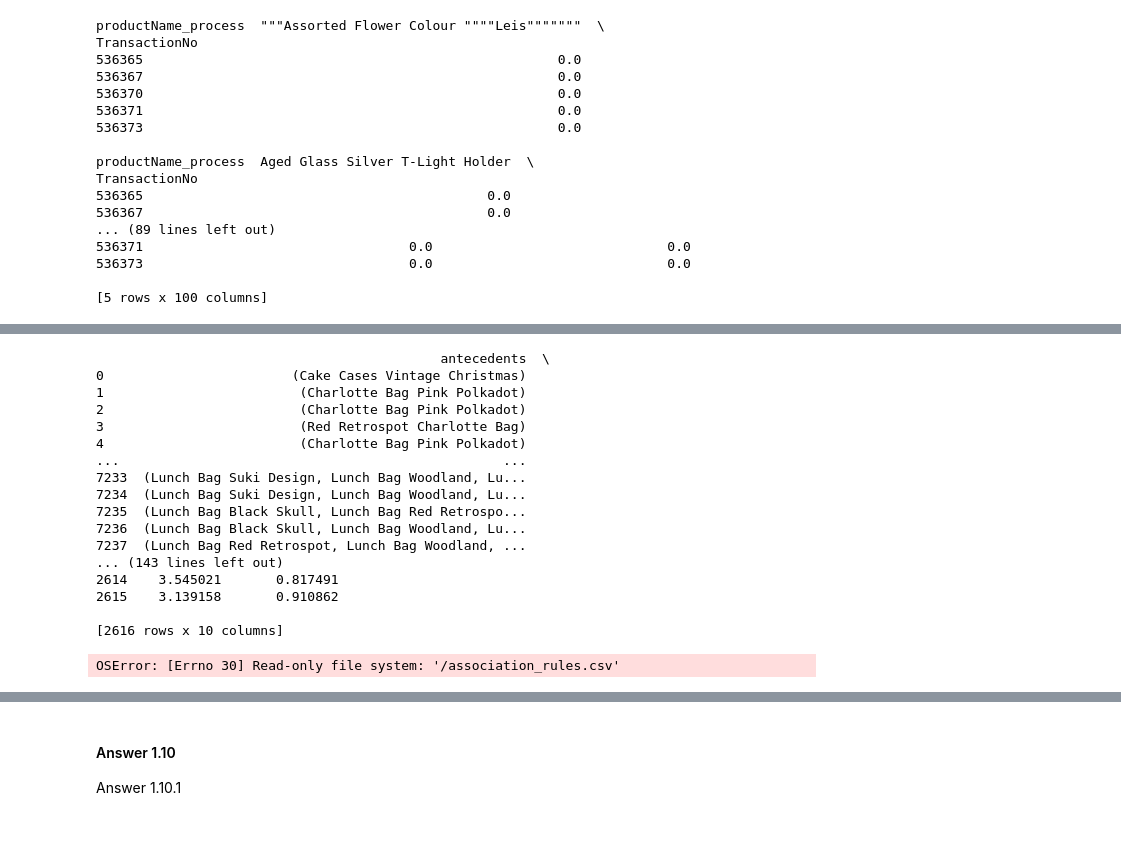
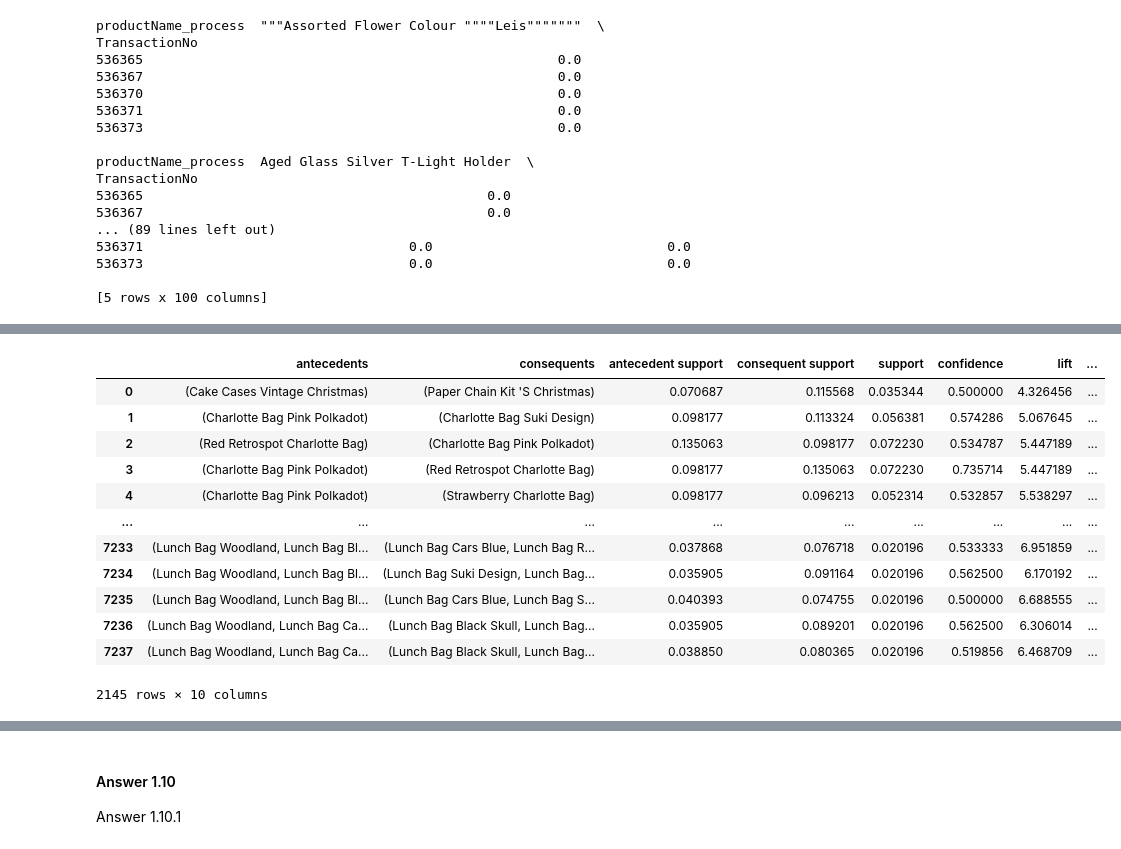
Before and after one commit to VourltazScriptSkid/assignmenttask2, a Jupyter notebook: SIT742AssignmentTask2.ipynb, the cells around one changed output, grey strips where cells are left out. Saved outputs shown, nothing was run; the diff lists cells and outputs as text; code cells hidden in the pictures.

```diff
--- a/SIT742AssignmentTask2.ipynb
+++ b/SIT742AssignmentTask2.ipynb
@@ -563,47 +535,26 @@ print(rules)
 # %%
 #1.9.4- Explore three more examples with different support/confidence/lift measurements
 
 # Example 1: Support ≥ 0.02 and Confidence ≥ 0.5
 rules_1 = association_rules(frequent_itemsets, metric="confidence", min_threshold=0.5)
 rules_1 = rules_1[rules_1['support'] >= 0.02]
-print(rules_1)
 
-# Example 2: Support ≥ 0.03 and Lift ≥ 5
-rules_2 = association_rules(frequent_itemsets, metric="lift", min_threshold=5)
-rules_2 = rules_2[rules_2['support'] >= 0.03]
-print(rules_2)
+#Create a DataFrame
+rules_1_df = pd.DataFrame(rules_1)
 
-# Example 3: Support ≥ 0.01 and Confidence ≥ 0.7
-rules_3 = association_rules(frequent_itemsets, metric="confidence", min_threshold=0.7)
-rules_3 = rules_3[rules_3['support'] >= 0.01]
-print(rules_3)
-
-#Save your code and results in a clean and tidy format and writing down your insights
-
-# Save frequent itemsets
-frequent_itemsets.to_csv('frequent_itemsets.csv', index=False)
-
-# Save association rules
-rules.to_csv('/association_rules.csv', index=False)
-rules_1.to_csv('/association_rules_example_1.csv', index=False)
-rules_2.to_csv('/association_rules_example_2.csv', index=False)
-rules_3.to_csv('/association_rules_example_3.csv', index=False)
+# Display the DataFrame in a clean and tidy format
+rules_1_df
 # %% [output]
+|  | antecedents | consequents | antecedent support | consequent support | support | confidence | lift | ... |
+| 0 | (Cake Cases Vintage Christmas) | (Paper Chain Kit 'S Christmas) | 0.070687 | 0.115568 | 0.035344 | 0.500000 | 4.326456 | ... |
+| 1 | (Charlotte Bag Pink Polkadot) | (Charlotte Bag Suki Design) | 0.098177 | 0.113324 | 0.056381 | 0.574286 | 5.067645 | ... |
+| 2 | (Red Retrospot Charlotte Bag) | (Charlotte Bag Pink Polkadot) | 0.135063 | 0.098177 | 0.072230 | 0.534787 | 5.447189 | ... |
+| 3 | (Charlotte Bag Pink Polkadot) | (Red Retrospot Charlotte Bag) | 0.098177 | 0.135063 | 0.072230 | 0.735714 | 5.447189 | ... |
+| 4 | (Charlotte Bag Pink Polkadot) | (Strawberry Charlotte Bag) | 0.098177 | 0.096213 | 0.052314 | 0.532857 | 5.538297 | ... |
+| ... | ... | ... | ... | ... | ... | ... | ... | ... |
+| 7233 | (Lunch Bag Woodland, Lunch Bag Bl... | (Lunch Bag Cars Blue, Lunch Bag R... | 0.037868 | 0.076718 | 0.020196 | 0.533333 | 6.951859 | ... |
+| 7234 | (Lunch Bag Woodland, Lunch Bag Bl... | (Lunch Bag Suki Design, Lunch Bag... | 0.035905 | 0.091164 | 0.020196 | 0.562500 | 6.170192 | ... |
+| 7235 | (Lunch Bag Woodland, Lunch Bag Bl... | (Lunch Bag Cars Blue, Lunch Bag S... | 0.040393 | 0.074755 | 0.020196 | 0.500000 | 6.688555 | ... |
+| 7236 | (Lunch Bag Woodland, Lunch Bag Ca... | (Lunch Bag Black Skull, Lunch Bag... | 0.035905 | 0.089201 | 0.020196 | 0.562500 | 6.306014 | ... |
+| 7237 | (Lunch Bag Woodland, Lunch Bag Ca... | (Lunch Bag Black Skull, Lunch Bag... | 0.038850 | 0.080365 | 0.020196 | 0.519856 | 6.468709 | ... |
-                                            antecedents  \
-0                        (Cake Cases Vintage Christmas)
-1                         (Charlotte Bag Pink Polkadot)
-2                         (Charlotte Bag Pink Polkadot)
-3                         (Red Retrospot Charlotte Bag)
-4                         (Charlotte Bag Pink Polkadot)
-...                                                 ...
-7233  (Lunch Bag Suki Design, Lunch Bag Woodland, Lu...
-7234  (Lunch Bag Suki Design, Lunch Bag Woodland, Lu...
-7235  (Lunch Bag Black Skull, Lunch Bag Red Retrospo...
-7236  (Lunch Bag Black Skull, Lunch Bag Woodland, Lu...
-7237  (Lunch Bag Red Retrospot, Lunch Bag Woodland, ...
-... (143 lines left out)
-2614    3.545021       0.817491
-2615    3.139158       0.910862
-
-[2616 rows x 10 columns]
+2145 rows × 10 columns
-OSError: [Errno 30] Read-only file system: '/association_rules.csv'
```
Also changed, not shown: parts of 19 cells of this notebook.
